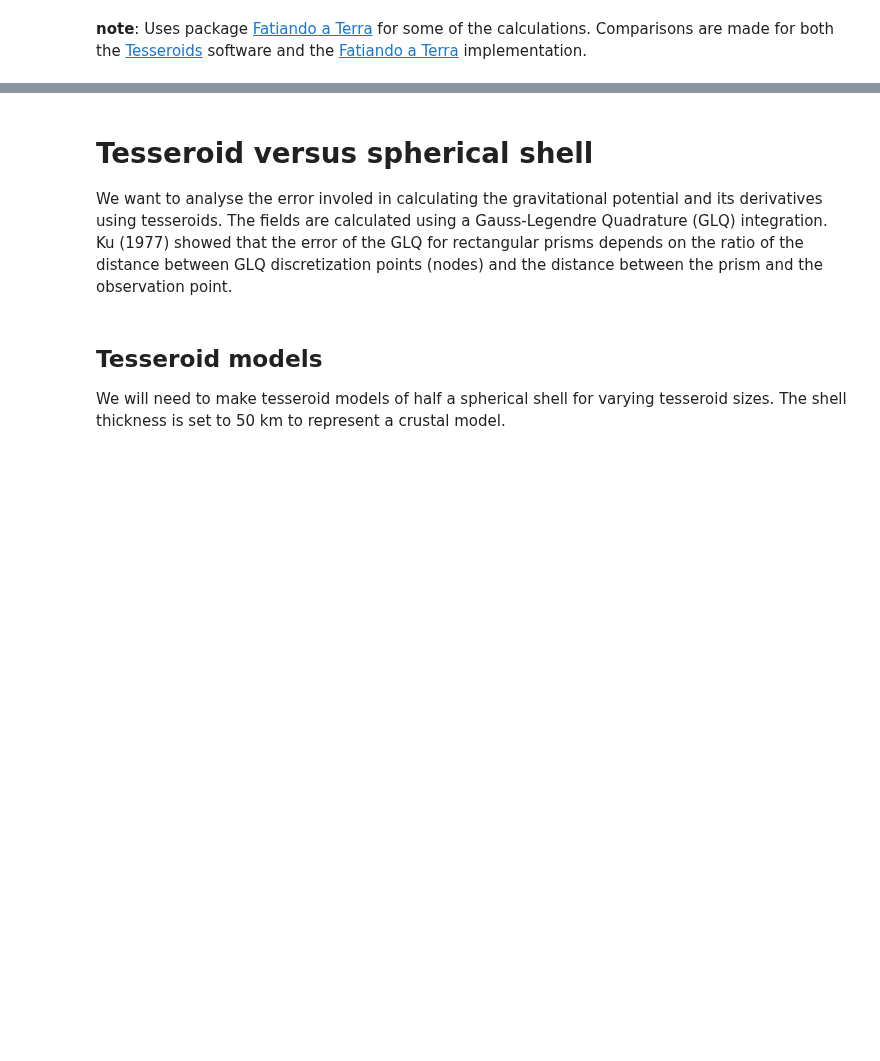
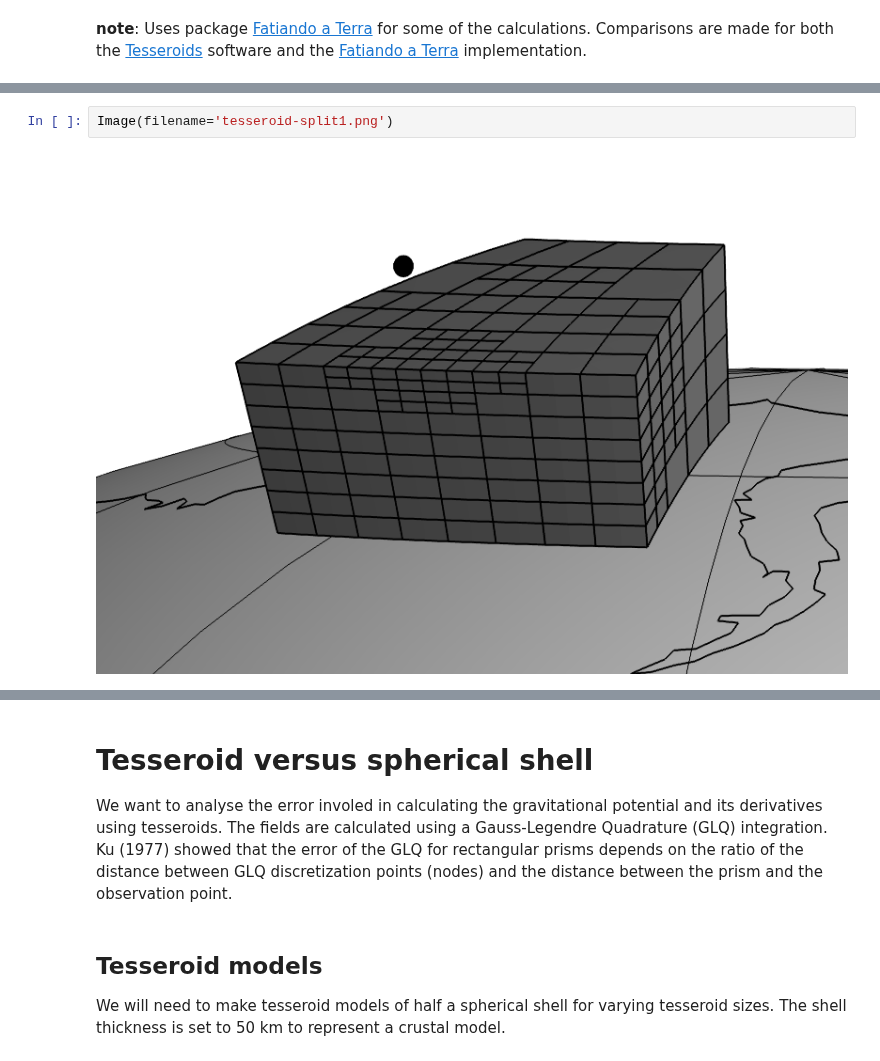
Before and after one commit to pinga-lab/paper-tesseroids, a Jupyter notebook: notebooks/tesseroid_vs_spherical_shell.ipynb, the cells around one changed output, grey strips where cells are left out. Saved outputs shown, nothing was run; the diff lists cells and outputs as text; blank space fills up the shorter version.

```diff
--- a/notebooks/tesseroid_vs_spherical_shell.ipynb
+++ b/notebooks/tesseroid_vs_spherical_shell.ipynb
@@ -30,0 +104,4 @@ and the [Fatiando a Terra](https://github.com/leouieda/fatiando) implementation.
+# %%
+Image(filename='tesseroid-split1.png')
+# %% [output]
+[figure, added]
```
Also changed, not shown: parts of 12 cells of this notebook, 10 other files.
